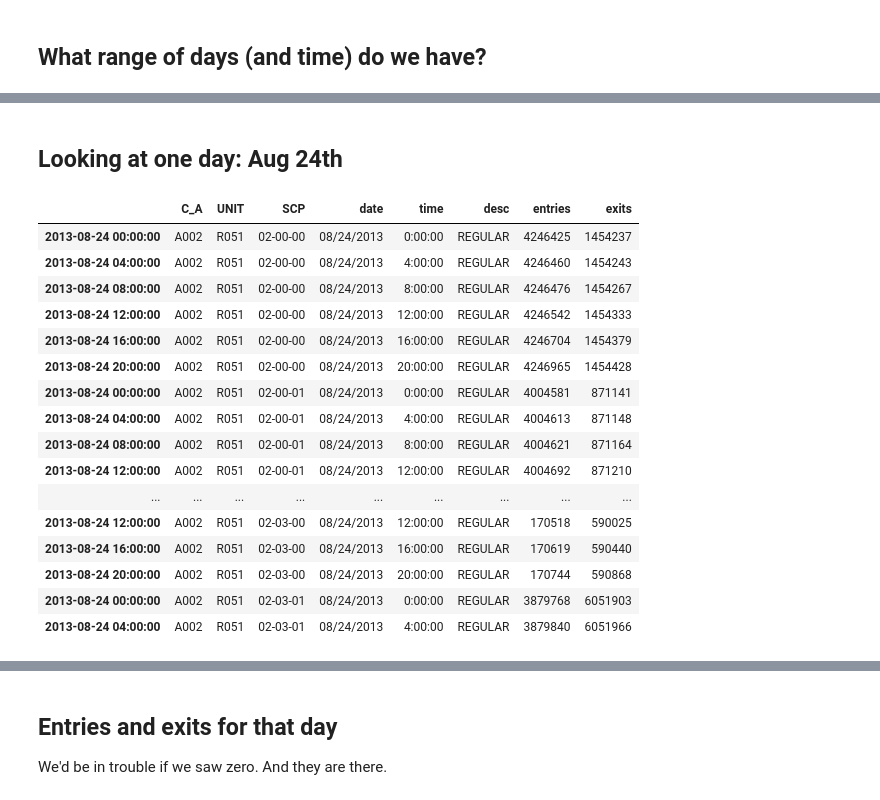
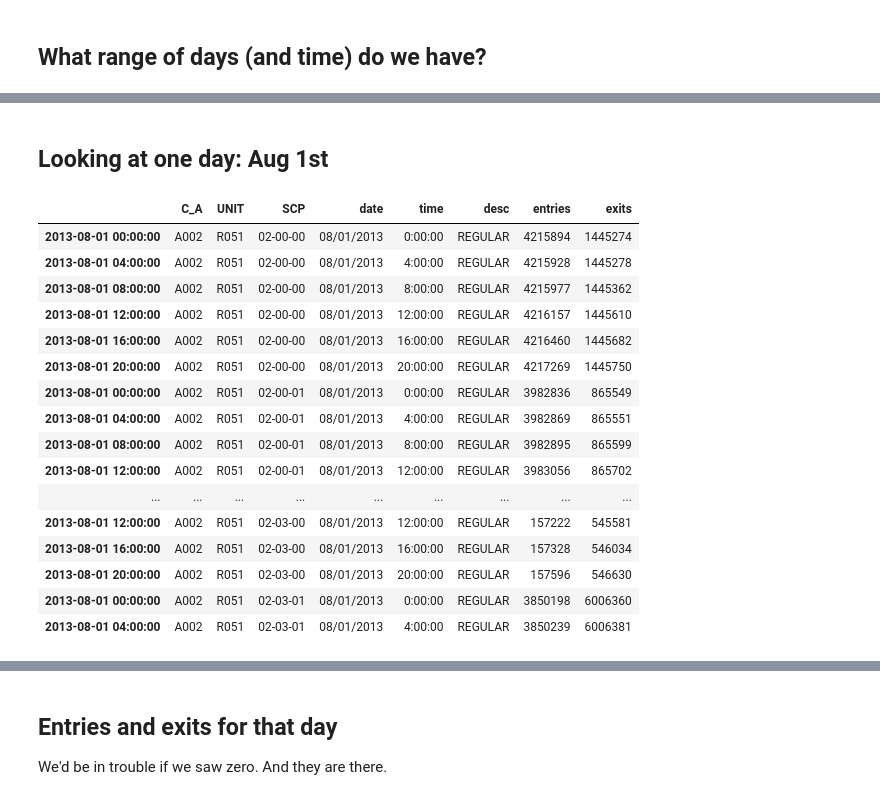
Before and after one commit to rush4ratio/MTA, a Jupyter notebook: MTA_After_Preliminary_ETL_Analysis.ipynb, the cells around one changed output, grey strips where cells are left out. Drawn from its saved outputs; the diff is of its cells as text; code cells hidden in the pictures.

```diff
--- a/MTA_After_Preliminary_ETL_Analysis.ipynb
+++ b/MTA_After_Preliminary_ETL_Analysis.ipynb
@@ -6,7 +6,7 @@ import matplotlib.pyplot as plt
 # %%
 %matplotlib inline
 # %%
-data = pd.read_csv('MTA_130831_Pivotdown.txt')
+data = pd.read_csv('MTA_130803_Pivotdown.txt')
 # %% [markdown]
 ## Let's take a look
 # %%
@@ -43,25 +43,25 @@ data.index.min(), data.index.max()
 # %% [markdown]
-## Looking at one day: Aug 24th
+## Looking at one day: Aug 1st
 # %%
-aug_24= data['2013-08-24']
-aug_24.head(20)
+aug_1= data['2013-08-01']
+aug_1.head(20)
 # %% [output]
 |  | C_A | UNIT | SCP | date | time | desc | entries | exits |
-| 2013-08-24 00:00:00 | A002 | R051 | 02-00-00 | 08/24/2013 | 0:00:00 | REGULAR | 4246425 | 1454237 |
-| 2013-08-24 04:00:00 | A002 | R051 | 02-00-00 | 08/24/2013 | 4:00:00 | REGULAR | 4246460 | 1454243 |
-| 2013-08-24 08:00:00 | A002 | R051 | 02-00-00 | 08/24/2013 | 8:00:00 | REGULAR | 4246476 | 1454267 |
-| 2013-08-24 12:00:00 | A002 | R051 | 02-00-00 | 08/24/2013 | 12:00:00 | REGULAR | 4246542 | 1454333 |
-| 2013-08-24 16:00:00 | A002 | R051 | 02-00-00 | 08/24/2013 | 16:00:00 | REGULAR | 4246704 | 1454379 |
-| 2013-08-24 20:00:00 | A002 | R051 | 02-00-00 | 08/24/2013 | 20:00:00 | REGULAR | 4246965 | 1454428 |
-| 2013-08-24 00:00:00 | A002 | R051 | 02-00-01 | 08/24/2013 | 0:00:00 | REGULAR | 4004581 | 871141 |
-| 2013-08-24 04:00:00 | A002 | R051 | 02-00-01 | 08/24/2013 | 4:00:00 | REGULAR | 4004613 | 871148 |
-| 2013-08-24 08:00:00 | A002 | R051 | 02-00-01 | 08/24/2013 | 8:00:00 | REGULAR | 4004621 | 871164 |
-| 2013-08-24 12:00:00 | A002 | R051 | 02-00-01 | 08/24/2013 | 12:00:00 | REGULAR | 4004692 | 871210 |
+| 2013-08-01 00:00:00 | A002 | R051 | 02-00-00 | 08/01/2013 | 0:00:00 | REGULAR | 4215894 | 1445274 |
+| 2013-08-01 04:00:00 | A002 | R051 | 02-00-00 | 08/01/2013 | 4:00:00 | REGULAR | 4215928 | 1445278 |
+| 2013-08-01 08:00:00 | A002 | R051 | 02-00-00 | 08/01/2013 | 8:00:00 | REGULAR | 4215977 | 1445362 |
+| 2013-08-01 12:00:00 | A002 | R051 | 02-00-00 | 08/01/2013 | 12:00:00 | REGULAR | 4216157 | 1445610 |
+| 2013-08-01 16:00:00 | A002 | R051 | 02-00-00 | 08/01/2013 | 16:00:00 | REGULAR | 4216460 | 1445682 |
+| 2013-08-01 20:00:00 | A002 | R051 | 02-00-00 | 08/01/2013 | 20:00:00 | REGULAR | 4217269 | 1445750 |
+| 2013-08-01 00:00:00 | A002 | R051 | 02-00-01 | 08/01/2013 | 0:00:00 | REGULAR | 3982836 | 865549 |
+| 2013-08-01 04:00:00 | A002 | R051 | 02-00-01 | 08/01/2013 | 4:00:00 | REGULAR | 3982869 | 865551 |
+| 2013-08-01 08:00:00 | A002 | R051 | 02-00-01 | 08/01/2013 | 8:00:00 | REGULAR | 3982895 | 865599 |
+| 2013-08-01 12:00:00 | A002 | R051 | 02-00-01 | 08/01/2013 | 12:00:00 | REGULAR | 3983056 | 865702 |
 | ... | ... | ... | ... | ... | ... | ... | ... | ... |
-| 2013-08-24 12:00:00 | A002 | R051 | 02-03-00 | 08/24/2013 | 12:00:00 | REGULAR | 170518 | 590025 |
-| 2013-08-24 16:00:00 | A002 | R051 | 02-03-00 | 08/24/2013 | 16:00:00 | REGULAR | 170619 | 590440 |
-| 2013-08-24 20:00:00 | A002 | R051 | 02-03-00 | 08/24/2013 | 20:00:00 | REGULAR | 170744 | 590868 |
-| 2013-08-24 00:00:00 | A002 | R051 | 02-03-01 | 08/24/2013 | 0:00:00 | REGULAR | 3879768 | 6051903 |
-| 2013-08-24 04:00:00 | A002 | R051 | 02-03-01 | 08/24/2013 | 4:00:00 | REGULAR | 3879840 | 6051966 |
+| 2013-08-01 12:00:00 | A002 | R051 | 02-03-00 | 08/01/2013 | 12:00:00 | REGULAR | 157222 | 545581 |
+| 2013-08-01 16:00:00 | A002 | R051 | 02-03-00 | 08/01/2013 | 16:00:00 | REGULAR | 157328 | 546034 |
+| 2013-08-01 20:00:00 | A002 | R051 | 02-03-00 | 08/01/2013 | 20:00:00 | REGULAR | 157596 | 546630 |
+| 2013-08-01 00:00:00 | A002 | R051 | 02-03-01 | 08/01/2013 | 0:00:00 | REGULAR | 3850198 | 6006360 |
+| 2013-08-01 04:00:00 | A002 | R051 | 02-03-01 | 08/01/2013 | 4:00:00 | REGULAR | 3850239 | 6006381 |
 # %%
 # get start entry and exit tallies per turnstile for that day
```
Also changed, not shown: parts of 12 cells of this notebook.
